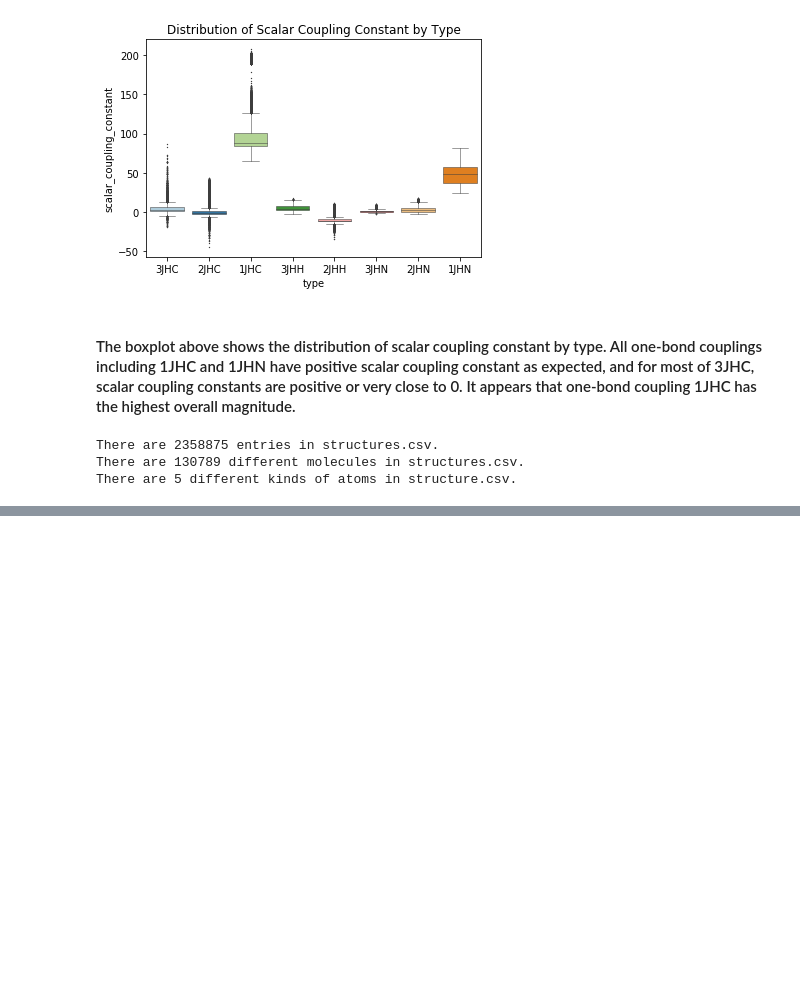
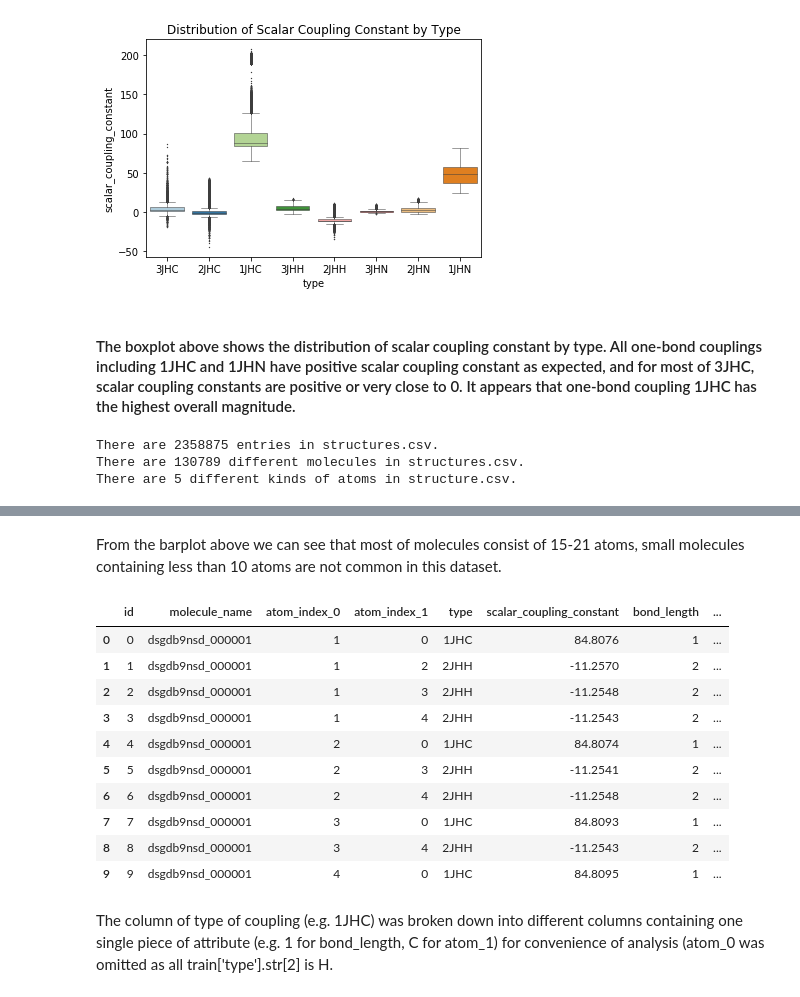
Before and after one commit to nortonlyr/MachineLearningExercises, a Jupyter notebook: Capstone1_Predicting_Molecular_Properties.ipynb, the cells around one changed output, grey strips where cells are left out. Saved outputs shown, nothing was run; the diff lists cells and outputs as text; code cells hidden in the pictures; blank space fills up the shorter version.

```diff
--- a/Capstone1_Predicting_Molecular_Properties.ipynb
+++ b/Capstone1_Predicting_Molecular_Properties.ipynb
@@ -135,0 +183,23 @@ There are 5 different kinds of atoms in structure.csv.
+# %% [markdown]
+From the barplot above we can see that most of molecules consist of 15-21 atoms, small molecules containing less than 10 atoms are not common in this dataset.
+# %%
+# break down type into 2 other features
+
+train['bond_length'] = train['type'].str[0]
+train['atom_1'] = train['type'].str[3]
+
+train.head(10)
+# %% [output]
+|  | id | molecule_name | atom_index_0 | atom_index_1 | type | scalar_coupling_constant | bond_length | ... |
+| 0 | 0 | dsgdb9nsd_000001 | 1 | 0 | 1JHC | 84.8076 | 1 | ... |
+| 1 | 1 | dsgdb9nsd_000001 | 1 | 2 | 2JHH | -11.2570 | 2 | ... |
+| 2 | 2 | dsgdb9nsd_000001 | 1 | 3 | 2JHH | -11.2548 | 2 | ... |
+| 3 | 3 | dsgdb9nsd_000001 | 1 | 4 | 2JHH | -11.2543 | 2 | ... |
+| 4 | 4 | dsgdb9nsd_000001 | 2 | 0 | 1JHC | 84.8074 | 1 | ... |
+| 5 | 5 | dsgdb9nsd_000001 | 2 | 3 | 2JHH | -11.2541 | 2 | ... |
+| 6 | 6 | dsgdb9nsd_000001 | 2 | 4 | 2JHH | -11.2548 | 2 | ... |
+| 7 | 7 | dsgdb9nsd_000001 | 3 | 0 | 1JHC | 84.8093 | 1 | ... |
+| 8 | 8 | dsgdb9nsd_000001 | 3 | 4 | 2JHH | -11.2543 | 2 | ... |
+| 9 | 9 | dsgdb9nsd_000001 | 4 | 0 | 1JHC | 84.8095 | 1 | ... |
+# %% [markdown]
+The column of type of coupling (e.g. 1JHC) was broken down into different columns containing one single piece of attribute (e.g. 1 for bond_length, C for atom_1) for convenience of analysis (atom_0 was omitted as all train['type'].str[2] is H.
```
Also changed, not shown: parts of 16 cells of this notebook.
